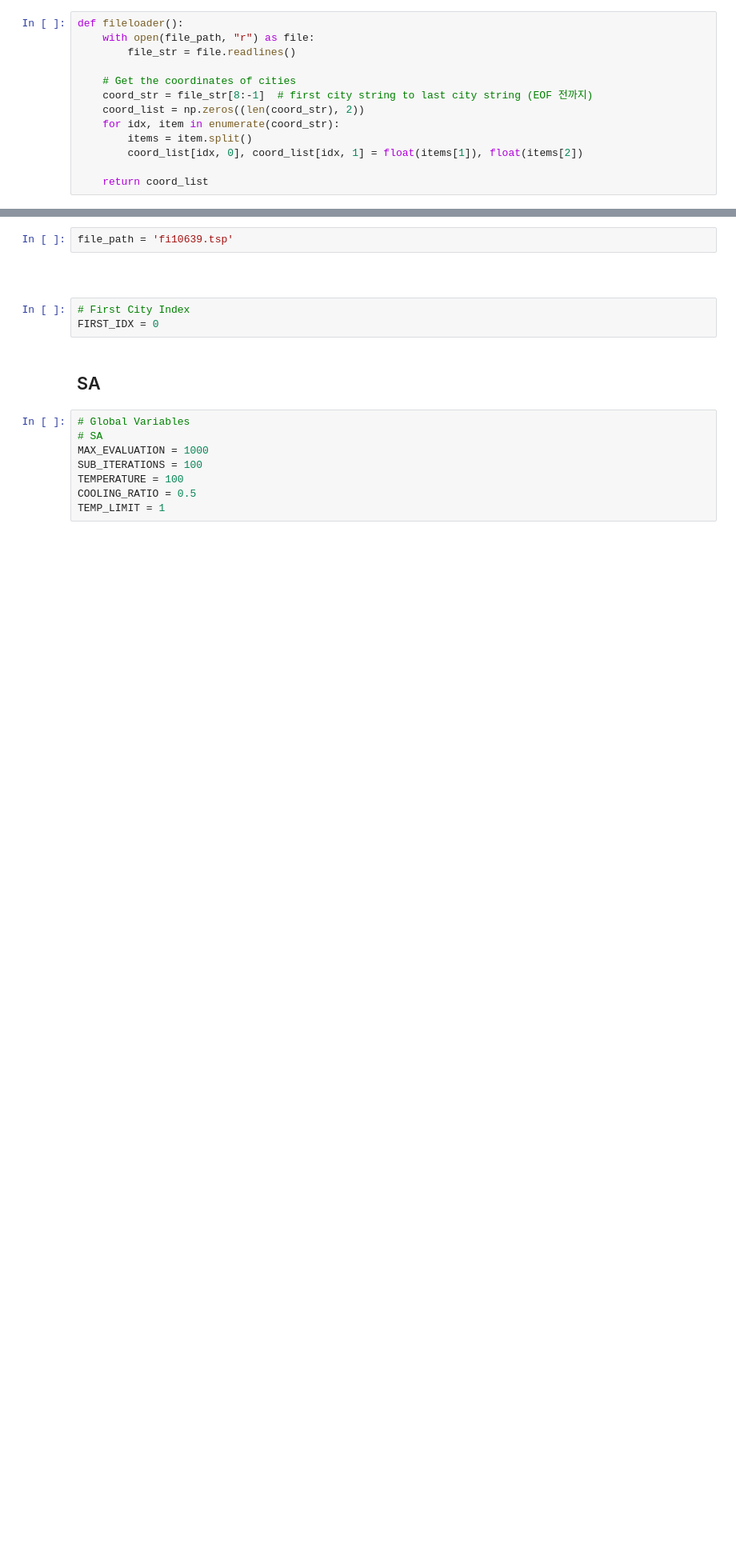
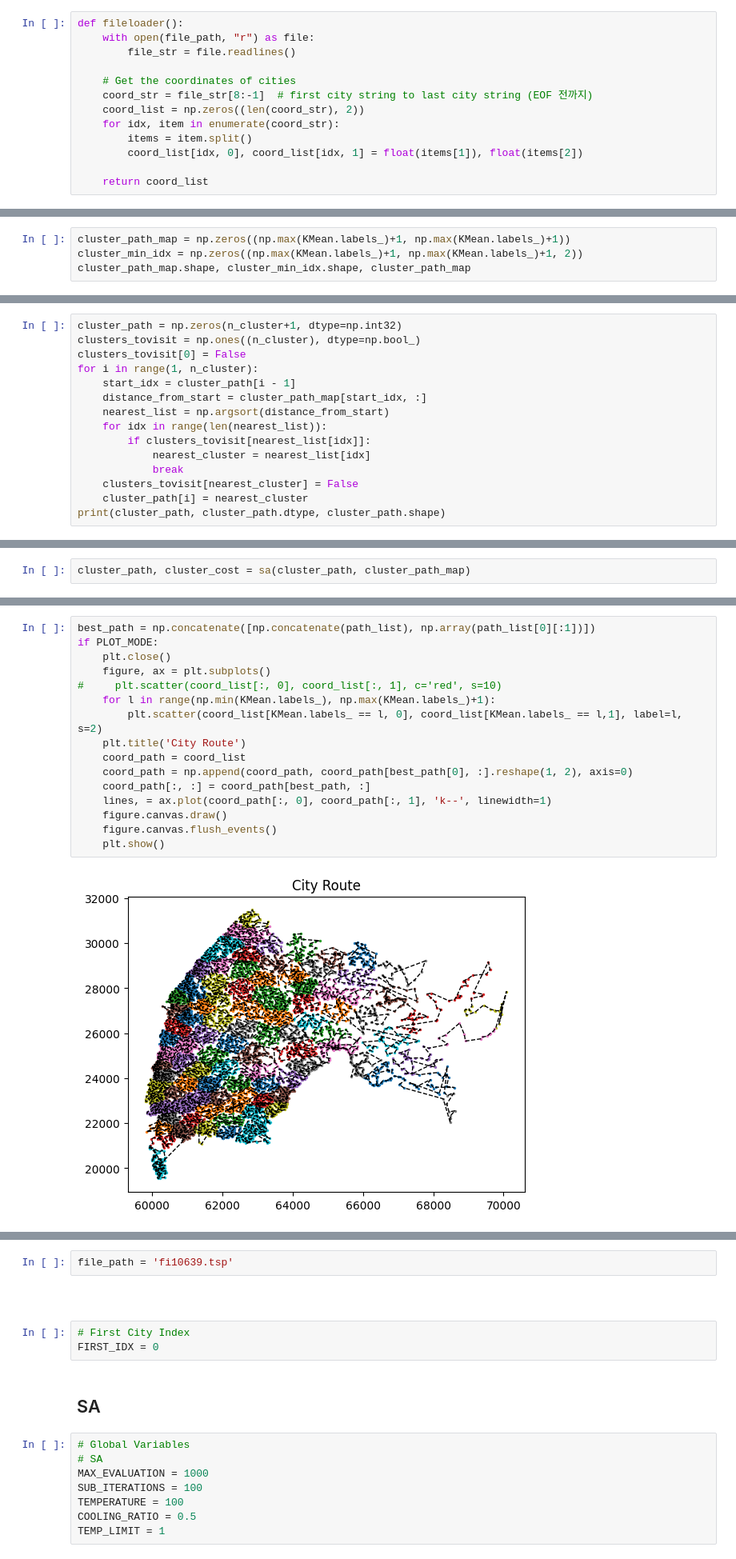
Before and after one commit to robinjoo1015/artificial-intelligence-2022-2, a Jupyter notebook: MIDTERM/SA_Large_20184757_주영석.ipynb, the cells around one changed output, grey strips where cells are left out. Shown at 80% size. Drawn from its saved outputs; the diff is of its cells as text; blank space fills up the shorter version.

```diff
--- a/MIDTERM/SA_Large_20184757_주영석.ipynb
+++ b/MIDTERM/SA_Large_20184757_주영석.ipynb
@@ -56,0 +359,4 @@ def fileloader():
+# %%
+cluster_path_map = np.zeros((np.max(KMean.labels_)+1, np.max(KMean.labels_)+1))
+cluster_min_idx = np.zeros((np.max(KMean.labels_)+1, np.max(KMean.labels_)+1, 2))
+cluster_path_map.shape, cluster_min_idx.shape, cluster_path_map
@@ -56,0 +408,15 @@ def fileloader():
+# %%
+cluster_path = np.zeros(n_cluster+1, dtype=np.int32)
+clusters_tovisit = np.ones((n_cluster), dtype=np.bool_)
+clusters_tovisit[0] = False
+for i in range(1, n_cluster):
+    start_idx = cluster_path[i - 1]
+    distance_from_start = cluster_path_map[start_idx, :]
+    nearest_list = np.argsort(distance_from_start)
+    for idx in range(len(nearest_list)):
+        if clusters_tovisit[nearest_list[idx]]:
+            nearest_cluster = nearest_list[idx]
+            break
+    clusters_tovisit[nearest_cluster] = False
+    cluster_path[i] = nearest_cluster
+print(cluster_path, cluster_path.dtype, cluster_path.shape)
@@ -56,0 +430,2 @@ def fileloader():
+# %%
+cluster_path, cluster_cost = sa(cluster_path, cluster_path_map)
@@ -56,0 +548,18 @@ def fileloader():
+# %%
+best_path = np.concatenate([np.concatenate(path_list), np.array(path_list[0][:1])])
+if PLOT_MODE:
+    plt.close()
+    figure, ax = plt.subplots()
+#     plt.scatter(coord_list[:, 0], coord_list[:, 1], c='red', s=10)
+    for l in range(np.min(KMean.labels_), np.max(KMean.labels_)+1):
+        plt.scatter(coord_list[KMean.labels_ == l, 0], coord_list[KMean.labels_ == l,1], label=l, s=2)
+    plt.title('City Route')
+    coord_path = coord_list
+    coord_path = np.append(coord_path, coord_path[best_path[0], :].reshape(1, 2), axis=0)
+    coord_path[:, :] = coord_path[best_path, :]
+    lines, = ax.plot(coord_path[:, 0], coord_path[:, 1], 'k--', linewidth=1)
+    figure.canvas.draw()
+    figure.canvas.flush_events()
+    plt.show()
+# %% [output]
+[figure, added]
```
Also changed, not shown: parts of 43 cells of this notebook, 1 other file.
